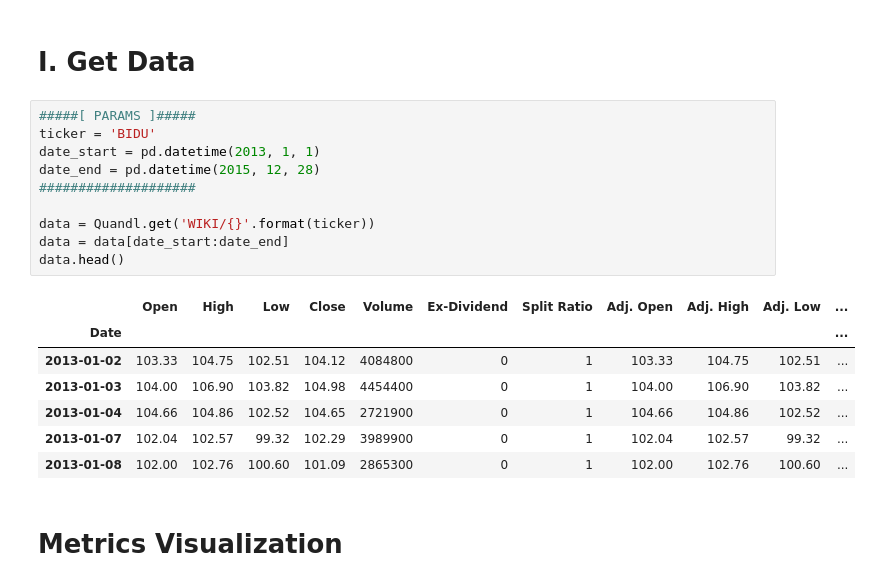
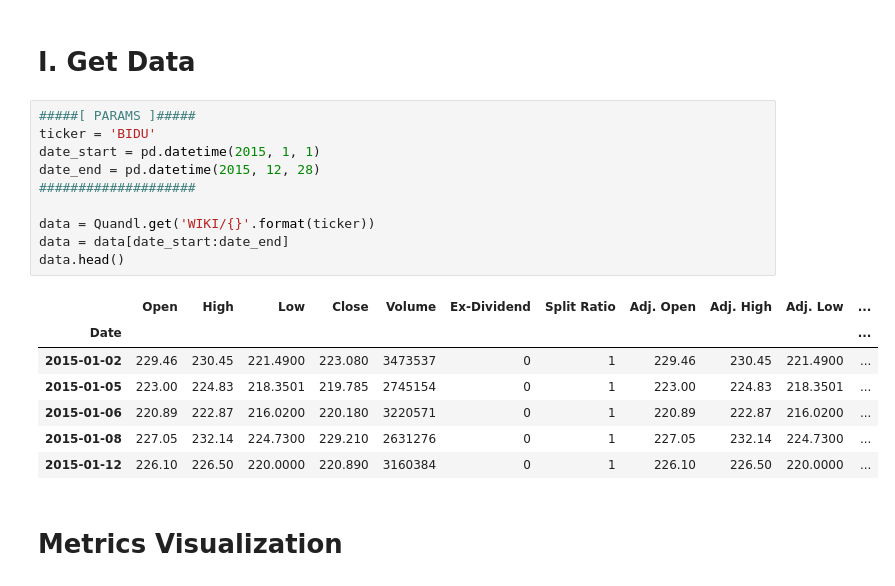
Before and after one commit to jayhack/N472JW, a Jupyter notebook: Exploration.ipynb, the cells around one changed output. Drawn from its saved outputs; the diff is of its cells as text.

```diff
--- a/Exploration.ipynb
+++ b/Exploration.ipynb
@@ -23,21 +21,21 @@ Populating the interactive namespace from numpy and matplotlib
 # %%
 #####[ PARAMS ]#####
 ticker = 'BIDU'
-date_start = pd.datetime(2013, 1, 1)
+date_start = pd.datetime(2015, 1, 1)
 date_end = pd.datetime(2015, 12, 28)
 ####################
 
 data = Quandl.get('WIKI/{}'.format(ticker))
 data = data[date_start:date_end]
 data.head()
 # %% [output]
 |  | Open | High | Low | Close | Volume | Ex-Dividend | Split Ratio | Adj. Open | Adj. High | Adj. Low | ... |
 | Date |  |  |  |  |  |  |  |  |  |  | ... |
-| 2013-01-02 | 103.33 | 104.75 | 102.51 | 104.12 | 4084800 | 0 | 1 | 103.33 | 104.75 | 102.51 | ... |
-| 2013-01-03 | 104.00 | 106.90 | 103.82 | 104.98 | 4454400 | 0 | 1 | 104.00 | 106.90 | 103.82 | ... |
-| 2013-01-04 | 104.66 | 104.86 | 102.52 | 104.65 | 2721900 | 0 | 1 | 104.66 | 104.86 | 102.52 | ... |
-| 2013-01-07 | 102.04 | 102.57 | 99.32 | 102.29 | 3989900 | 0 | 1 | 102.04 | 102.57 | 99.32 | ... |
-| 2013-01-08 | 102.00 | 102.76 | 100.60 | 101.09 | 2865300 | 0 | 1 | 102.00 | 102.76 | 100.60 | ... |
+| 2015-01-02 | 229.46 | 230.45 | 221.4900 | 223.080 | 3473537 | 0 | 1 | 229.46 | 230.45 | 221.4900 | ... |
+| 2015-01-05 | 223.00 | 224.83 | 218.3501 | 219.785 | 2745154 | 0 | 1 | 223.00 | 224.83 | 218.3501 | ... |
+| 2015-01-06 | 220.89 | 222.87 | 216.0200 | 220.180 | 3220571 | 0 | 1 | 220.89 | 222.87 | 216.0200 | ... |
+| 2015-01-08 | 227.05 | 232.14 | 224.7300 | 229.210 | 2631276 | 0 | 1 | 227.05 | 232.14 | 224.7300 | ... |
+| 2015-01-12 | 226.10 | 226.50 | 220.0000 | 220.890 | 3160384 | 0 | 1 | 226.10 | 226.50 | 220.0000 | ... |
 # %% [markdown]
 # Metrics Visualization
 # %%
```
Also changed, not shown: parts of 4 cells of this notebook, 2 other files.
